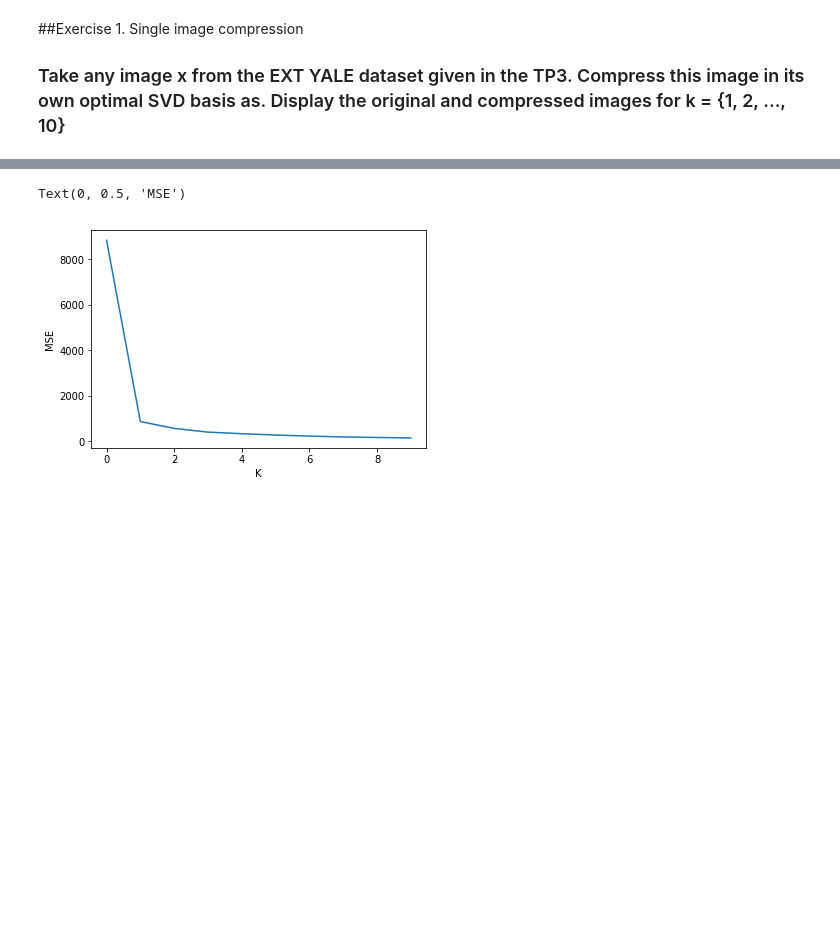
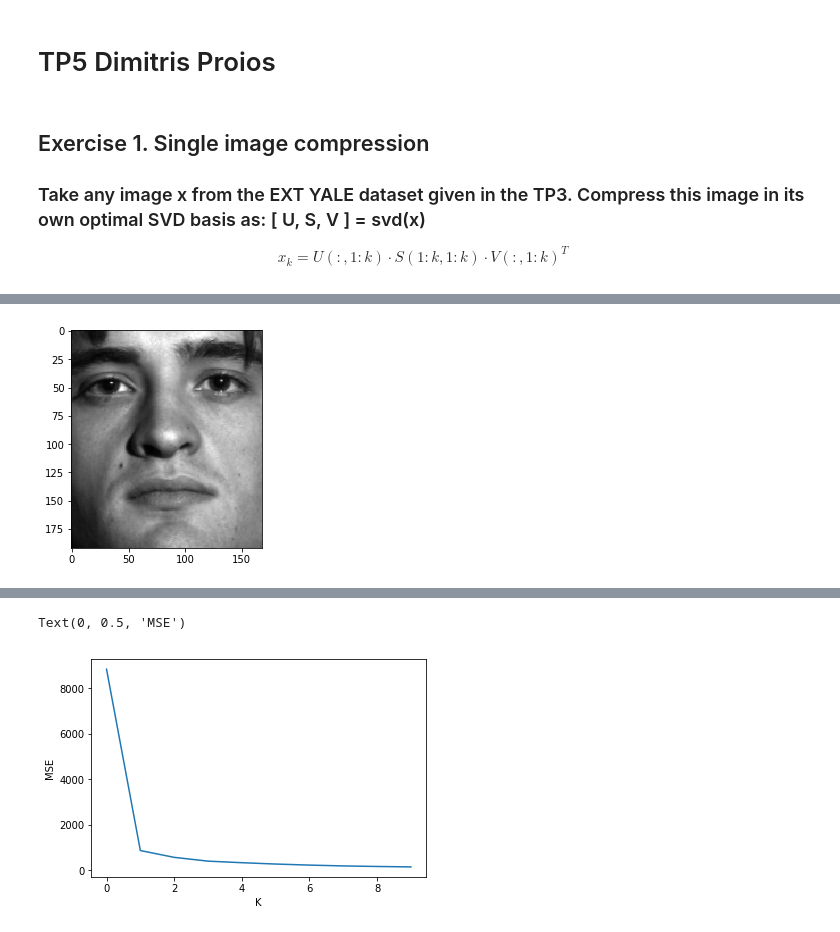
Before and after one commit to partizanos/advanced_image_processing, a Jupyter notebook: AIP_TP5.ipynb, the cells around one changed output, grey strips where cells are left out. Cells and saved outputs as stored; diff of their text form; code cells hidden in the pictures; blank space fills up the shorter version.

```diff
--- a/AIP_TP5.ipynb
+++ b/AIP_TP5.ipynb
@@ -1,10 +1,13 @@
 # %% [markdown]
 <a href="https://colab.research.google.com/github/partizanos/advanced_image_processing/blob/master/AIP_TP5.ipynb" target="_parent"><img src="https://colab.research.google.com/assets/colab-badge.svg" alt="Open In Colab"/></a>
+# %% [markdown]
+# TP5 Dimitris Proios
 # %% [markdown]
-##Exercise 1. Single image compression
-
-### Take any image x from the EXT YALE dataset given in the TP3.  Compress this image in its own optimal SVD basis as. Display the original and compressed images for k = {1, 2, ..., 10}
+## Exercise 1. Single image compression
+### Take any image x from the EXT YALE dataset given in the TP3. Compress this image in its own optimal SVD basis as: [ U, S, V ] = svd(x)
+$$ x_k = U (:, 1 : k) · S(1 : k, 1 : k) · V (:, 1 : k)^T$$
 # %%
+# READ DATASET
 import matplotlib.image as mpimg
 import matplotlib.pyplot as plt
 import numpy as np
@@ -19,4 +22,23 @@ from scipy import fftpack
 
 from scipy import io
 v = io.loadmat('data.mat')
+
+imagesOrig = v["faceData"]
+imagesOrig = imagesOrig.astype("float32")
+imagesOrig = imagesOrig.transpose()
+images = imagesOrig.reshape((2432,168, 192))
+img = images[1000].transpose()
+plt.imshow(img, cmap = "gray"); plt.show()
+
+
+def mse(imageA, imageB) -> float:
+	err = np.sum((imageA.astype("float") - imageB.astype("float")) ** 2)
+	err /= float(imageA.shape[0] * imageA.shape[1])
+	return err
+
+
+def svd_compress(img, k=10):
+  U,s,V = np.linalg.svd(img,full_matrices=False)
+  reconst_matrix = np.dot(U[:,:k],np.dot(np.diag(s[:k]),V[:k,:]))
+  return U,s,V,reconst_matrix
 # %% [output]
@@ -42 +64,2 @@ EXT_YALE_B_Normal.m 100%[===================>]  53.25M   206MB/s    in 0.3s
+[figure, added]
 # %%
```
Also changed, not shown: parts of 4 cells of this notebook.
